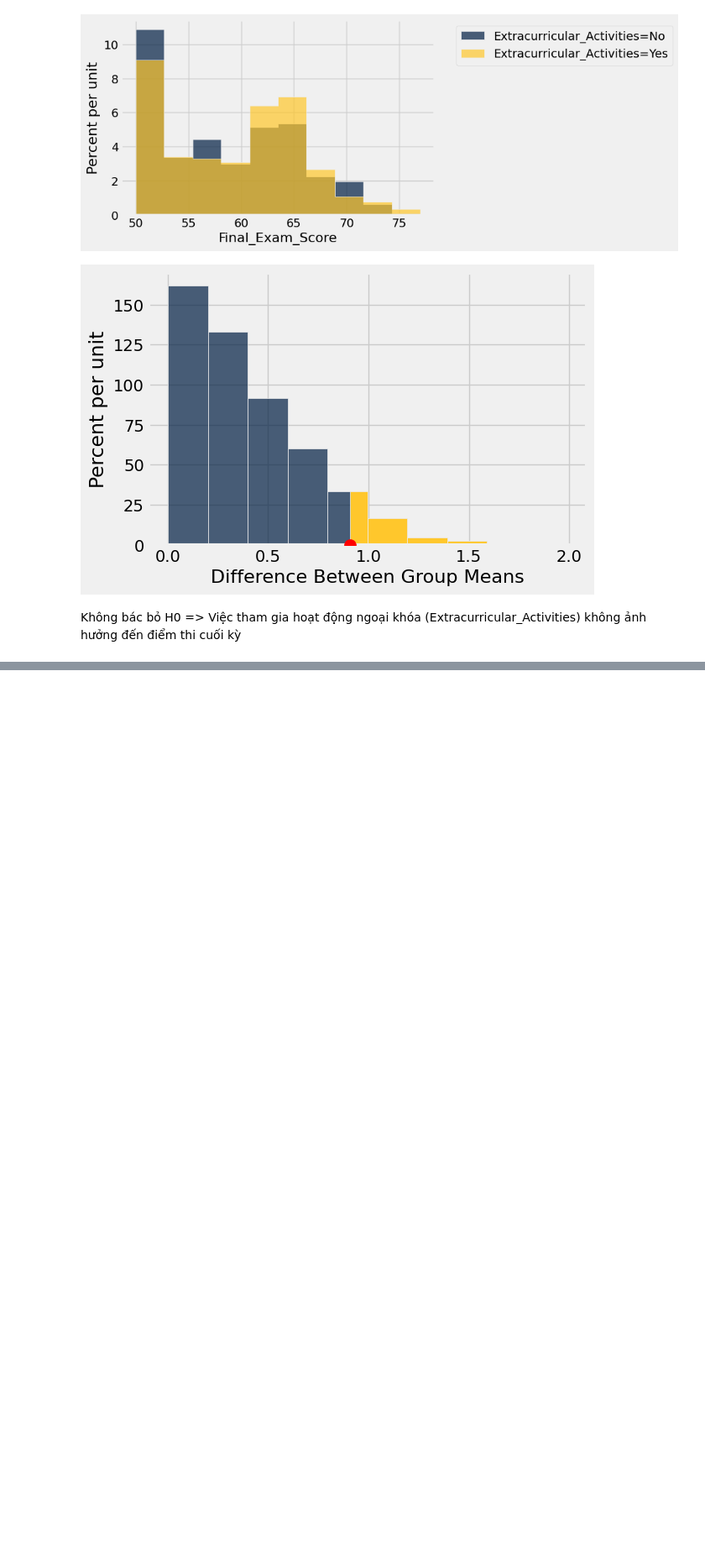
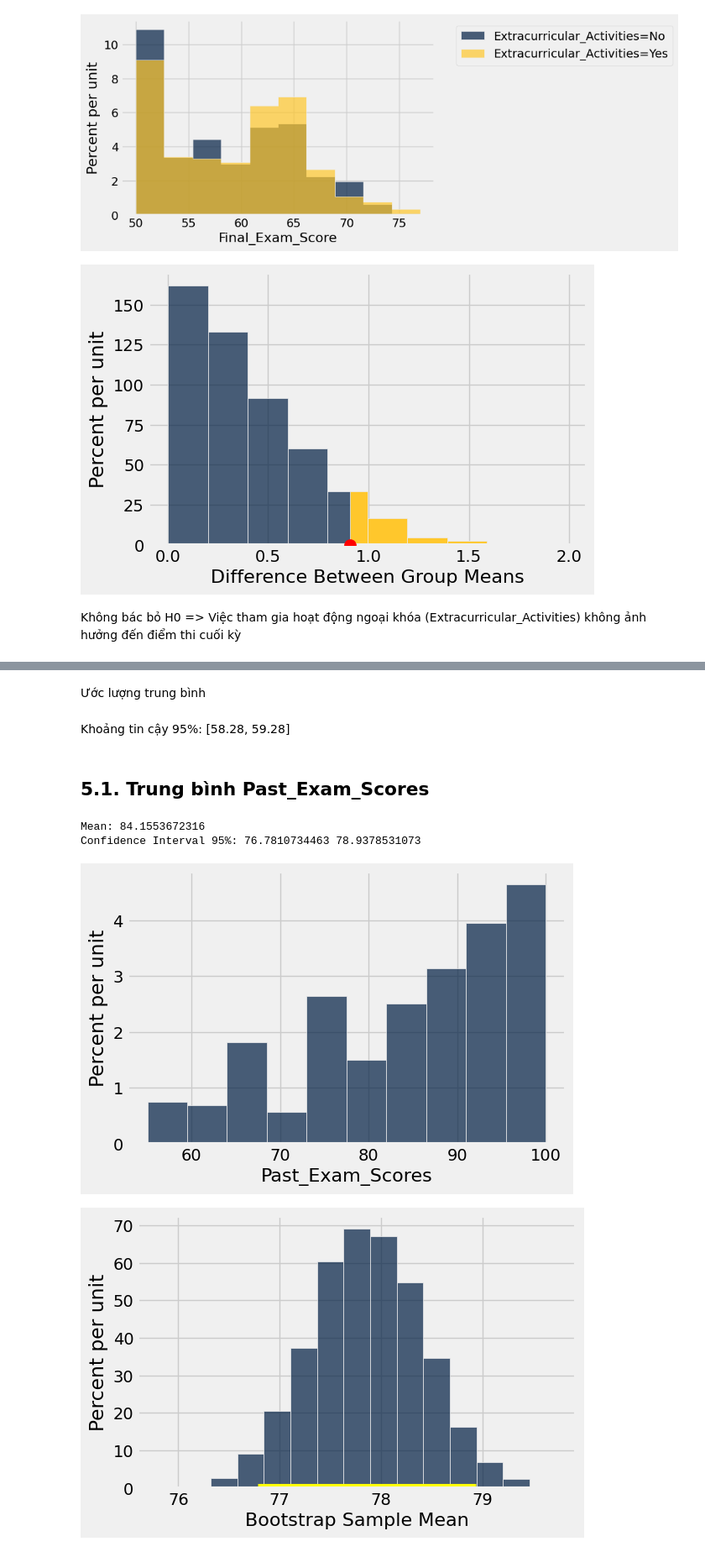
Before and after one commit to anizme/UET_DataScience_Prj, a Jupyter notebook: explore_spp_data.ipynb, the cells around one changed output, grey strips where cells are left out. Shown at 84% size. Saved outputs shown, nothing was run; the diff lists cells and outputs as text; code cells hidden in the pictures; blank space fills up the shorter version.

Commit message:
estimate for mean of numerical features and predict using knn

```diff
--- a/explore_spp_data.ipynb
+++ b/explore_spp_data.ipynb
@@ -670,0 +675,39 @@ Không bác bỏ H0
+# %% [markdown]
+Ước lượng trung bình
+# %%
+def bootstrap_mean(num_repetitions, value):
+    medians = make_array()
+    for i in np.arange(num_repetitions):
+        new_bstrap_sample = original_spp.sample()
+        new_bstrap_mean = new_bstrap_sample.column(value).mean()
+        medians = np.append(medians, new_bstrap_mean)
+    return medians
+
+def estimate(table, value):
+    table.hist(value)
+    num_repetitions = 5000
+    bstrap_means = bootstrap_mean(num_repetitions, value)
+    left = percentile(2.5, bstrap_means)
+    right = percentile(97.5, bstrap_means)
+
+    resampled_medians = Table().with_columns(
+    'Bootstrap Sample Mean', bstrap_means
+    )
+    resampled_medians.hist(bins=15)
+    plt.plot([left, right], [0, 0], color='yellow', lw=8);
+    print('Mean:', table.column(value).mean())
+    print('Confidence Interval 95%:', left, right)
+# %% [markdown]
+Khoảng tin cậy 95%: [58.28,  59.28]
+# %%
+pass_group = original_spp.where('Pass_Fail', 'Pass')
+fail_group = original_spp.where('Pass_Fail', 'Fail')
+# %% [markdown]
+## 5.1. Trung bình Past_Exam_Scores
+# %%
+estimate(pass_group, 'Past_Exam_Scores')
+# %% [output]
+Mean: 84.1553672316
+Confidence Interval 95%: 76.7810734463 78.9378531073
+[figure, added]
+[figure, added]
```
Also changed, not shown: parts of 19 cells of this notebook.
